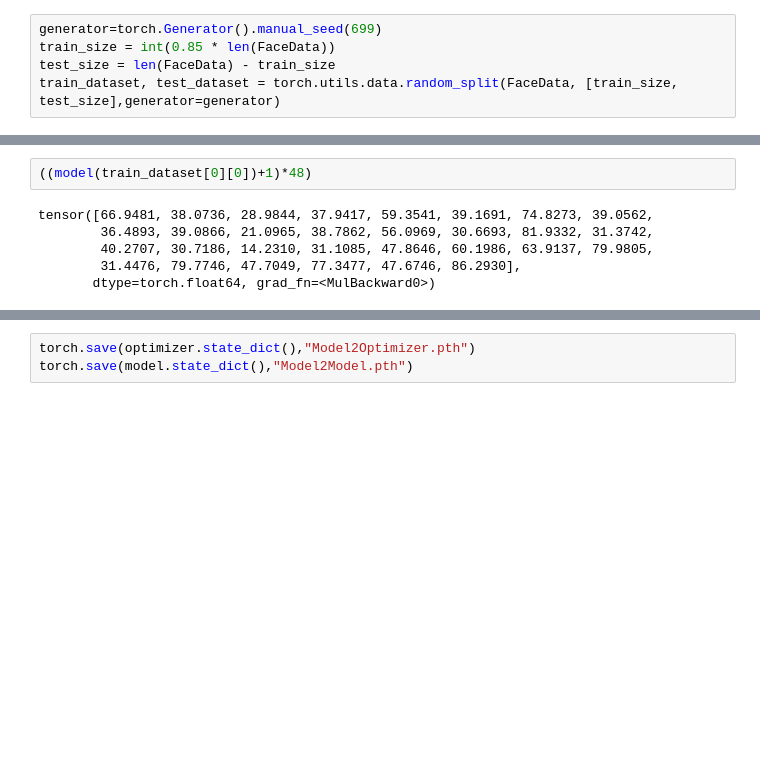
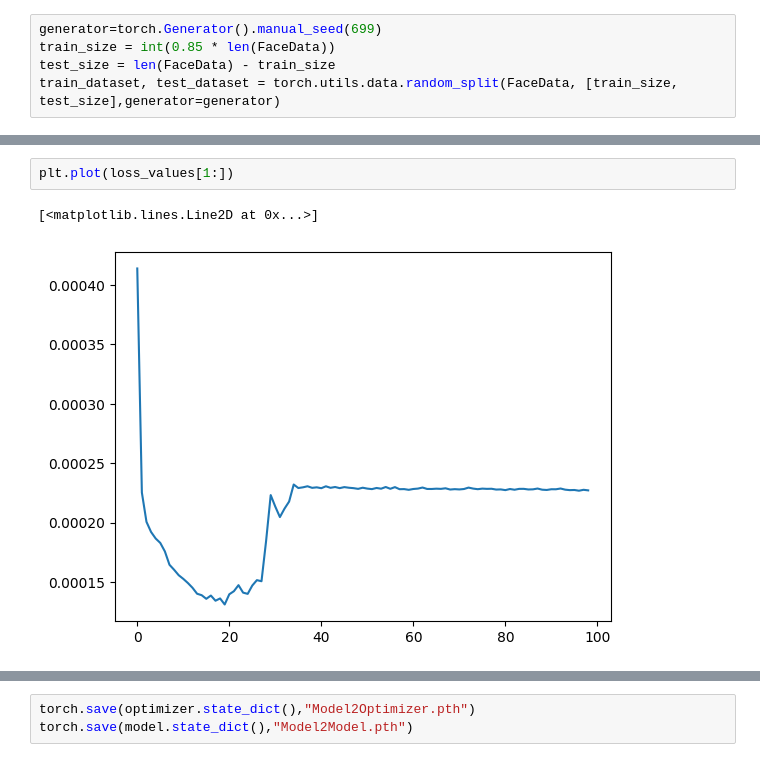
Before and after one commit to PioRow/WTUM_2024_zespol_4, a Jupyter notebook: MLPModel/Training_2.ipynb, the cells around one changed output, grey strips where cells are left out. Drawn from its saved outputs; the diff is of its cells as text; blank space fills up the shorter version.

```diff
--- a/MLPModel/Training_2.ipynb
+++ b/MLPModel/Training_2.ipynb
@@ -68,8 +74,5 @@ Epoch 50/50 step 182/182 input torch.Size([18, 9216]) loss=0.003616041193326227
 # %%
-((model(train_dataset[0][0])+1)*48)
+plt.plot(loss_values[1:])
 # %% [output]
-tensor([66.9481, 38.0736, 28.9844, 37.9417, 59.3541, 39.1691, 74.8273, 39.0562,
-        36.4893, 39.0866, 21.0965, 38.7862, 56.0969, 30.6693, 81.9332, 31.3742,
-        40.2707, 30.7186, 14.2310, 31.1085, 47.8646, 60.1986, 63.9137, 79.9805,
-        31.4476, 79.7746, 47.7049, 77.3477, 47.6746, 86.2930],
-       dtype=torch.float64, grad_fn=<MulBackward0>)
+[<matplotlib.lines.Line2D at 0x...>]
+[figure, added]
```
Also changed, not shown: parts of 8 cells of this notebook, 1 other file.
